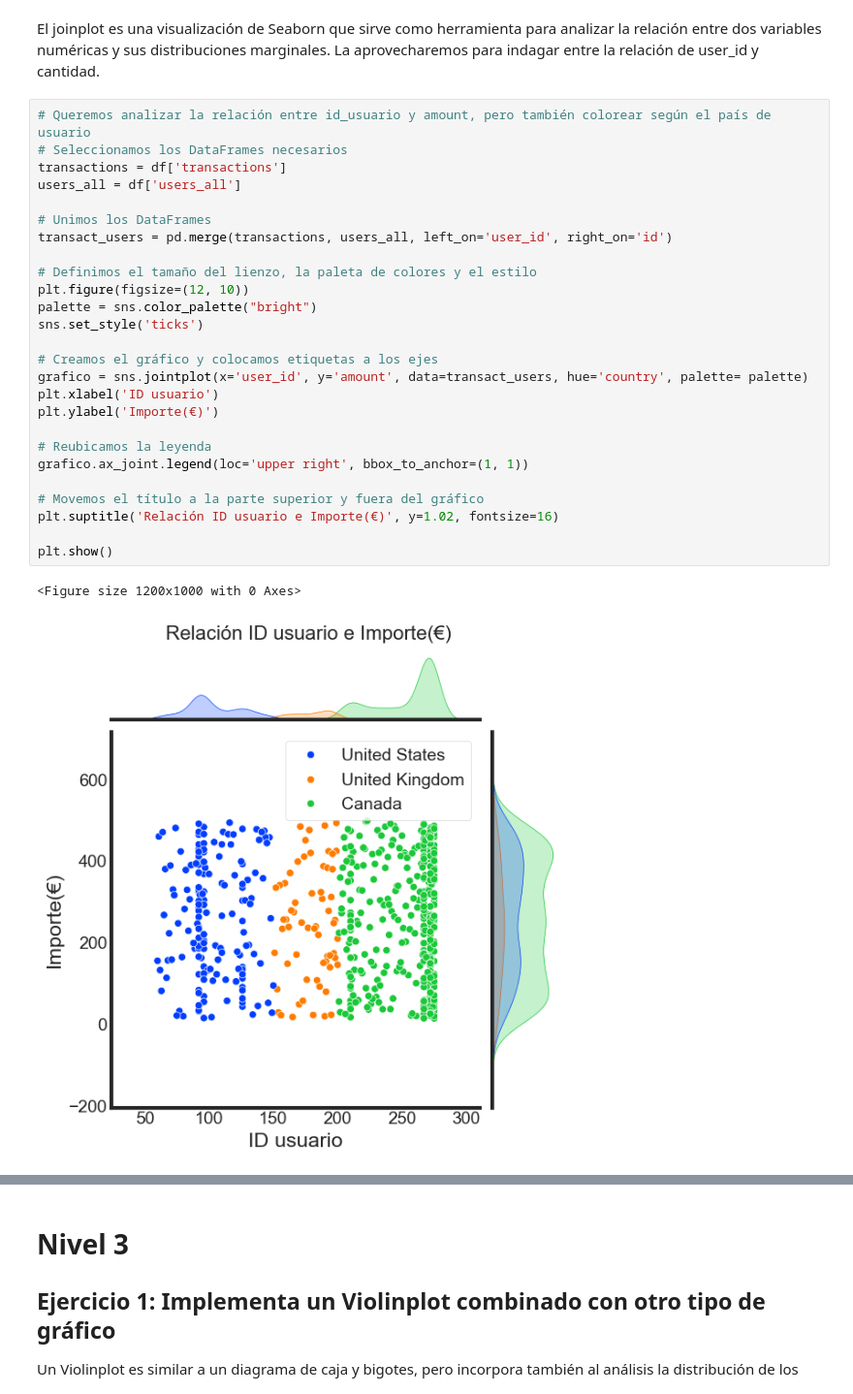
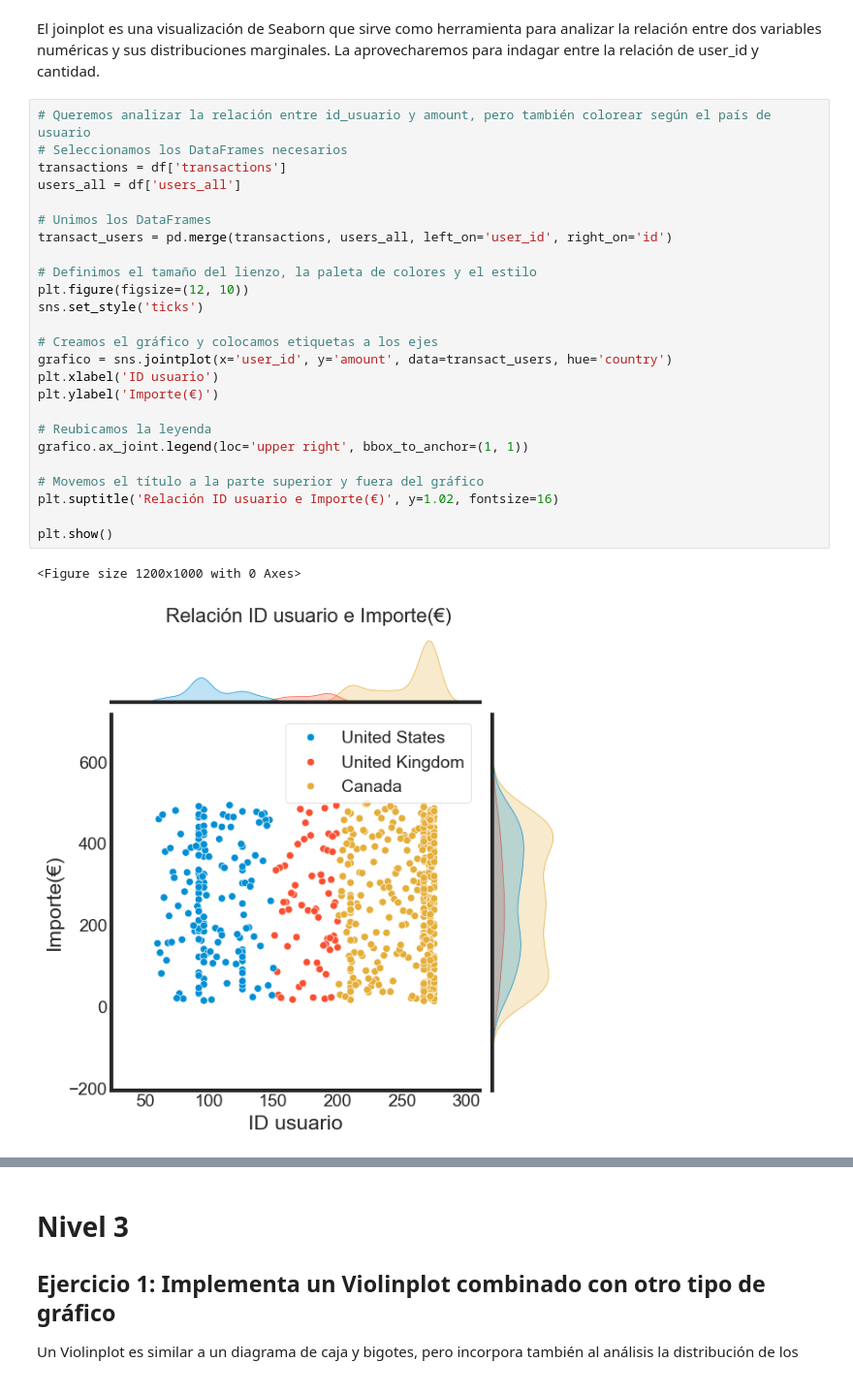
Before and after one commit to micagiaroli/08.01, a Jupyter notebook: Giaroli - Sprint 8.1.ipynb, the cells around one changed output, grey strips where cells are left out. Shown at 97% size. Saved outputs shown, nothing was run; the diff lists cells and outputs as text.

```diff
--- a/Giaroli - Sprint 8.1.ipynb
+++ b/Giaroli - Sprint 8.1.ipynb
@@ -422,32 +422,31 @@ El joinplot es una visualización de Seaborn que sirve como herramienta para ana
 # %%
 # Queremos analizar la relación entre id_usuario y amount, pero también colorear según el país de usuario
 # Seleccionamos los DataFrames necesarios
 transactions = df['transactions']
 users_all = df['users_all']
 
 # Unimos los DataFrames
 transact_users = pd.merge(transactions, users_all, left_on='user_id', right_on='id')
 
 # Definimos el tamaño del lienzo, la paleta de colores y el estilo
 plt.figure(figsize=(12, 10))
-palette = sns.color_palette("bright")
 sns.set_style('ticks')
 
 # Creamos el gráfico y colocamos etiquetas a los ejes
-grafico = sns.jointplot(x='user_id', y='amount', data=transact_users, hue='country', palette= palette)
+grafico = sns.jointplot(x='user_id', y='amount', data=transact_users, hue='country')
 plt.xlabel('ID usuario')
 plt.ylabel('Importe(€)')
 
 # Reubicamos la leyenda
 grafico.ax_joint.legend(loc='upper right', bbox_to_anchor=(1, 1))
 
 # Movemos el título a la parte superior y fuera del gráfico
 plt.suptitle('Relación ID usuario e Importe(€)', y=1.02, fontsize=16)
 
 plt.show()
 # %% [output]
 <Figure size 1200x1000 with 0 Axes>
-[figure, old version]
+[figure, new version]
 # %% [markdown]
 **Interpretación:**
 *No se observa una relación clara entre el ID de usuario y el Importe, ya que todos ellos parecen realizar compras de distintos montos, pero sí observamos ciertas concentraciones de puntos que comentaremos luego.
```
Also changed, not shown: parts of 2 cells of this notebook.
